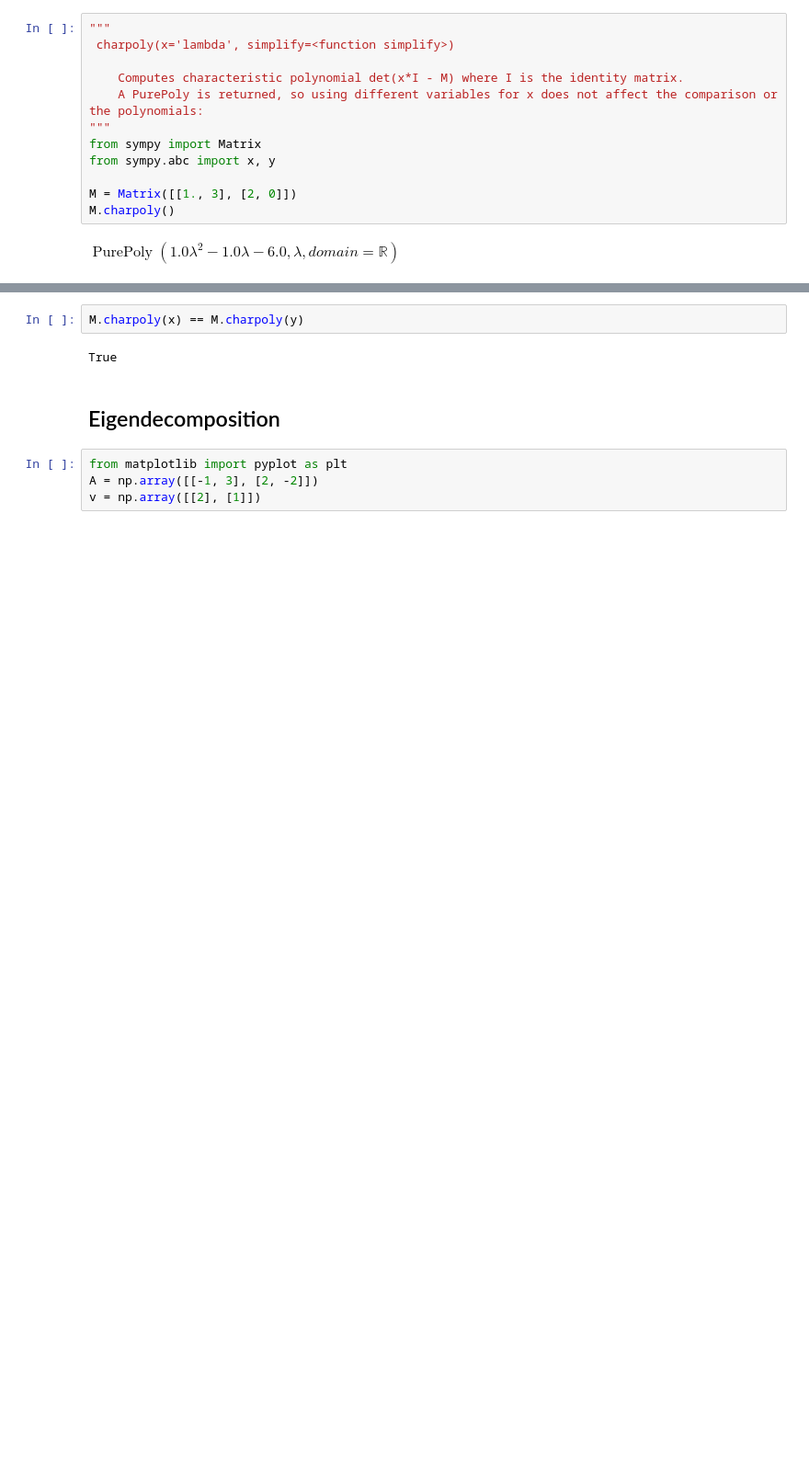
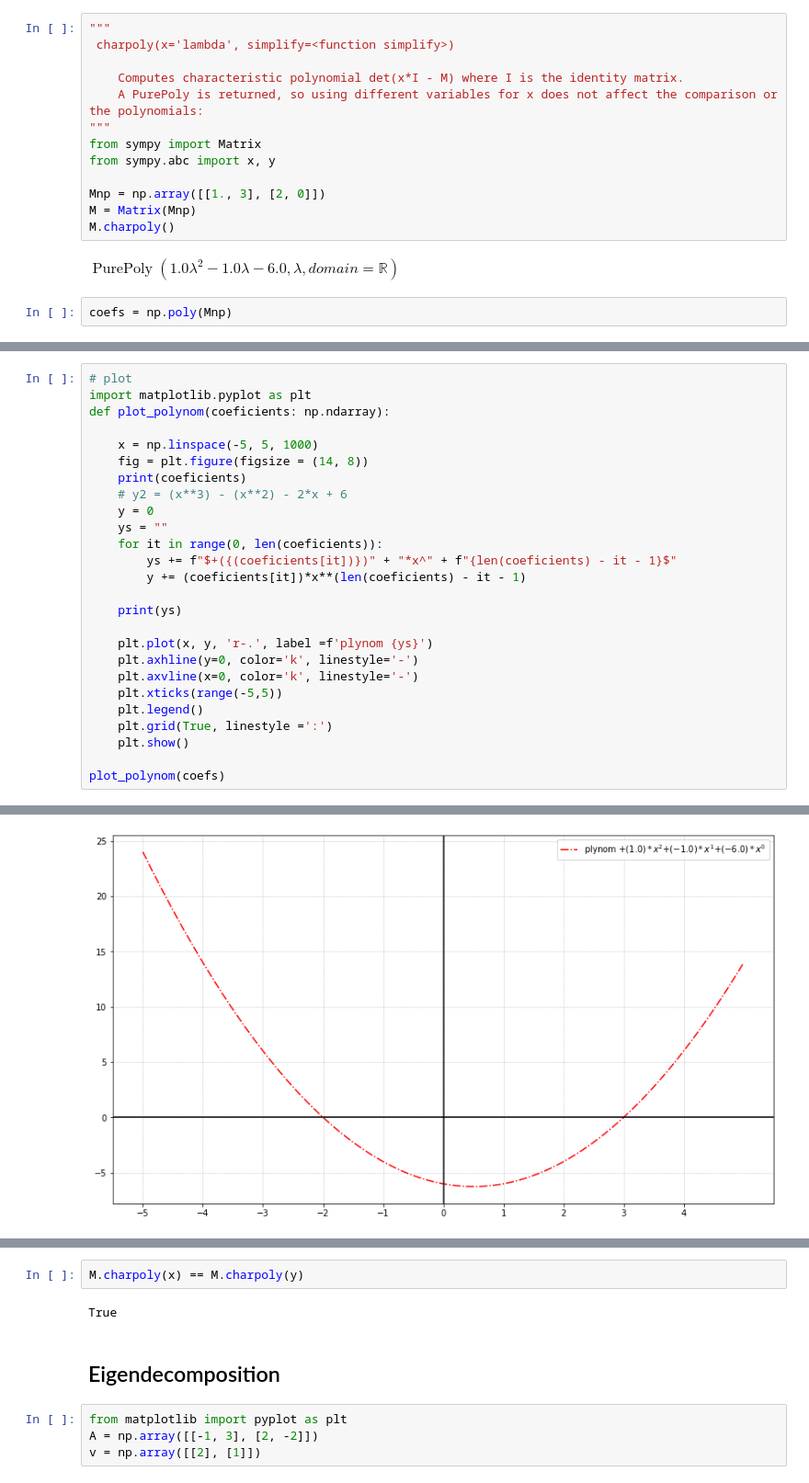
Before and after one commit to borisgarbuzov/schulich_numerical_analysis, a Jupyter notebook: ch6 Eigenvectors/Week 9. Multiple eigenvalues/eigen outside Hermitian sympy char pol plot quiver Jordan deflation Krylov.ipynb, the cells around one changed output, grey strips where cells are left out. Shown at 92% size. Drawn from its saved outputs; the diff is of its cells as text; blank space fills up the shorter version.

```diff
--- a/ch6 Eigenvectors/Week 9. Multiple eigenvalues/eigen outside Hermitian sympy char pol plot quiver Jordan deflation Krylov.ipynb
+++ b/ch6 Eigenvectors/Week 9. Multiple eigenvalues/eigen outside Hermitian sympy char pol plot quiver Jordan deflation Krylov.ipynb
@@ -32,7 +32,10 @@ eigenvectors:
 from sympy import Matrix
 from sympy.abc import x, y
 
-M = Matrix([[1., 3], [2, 0]])
+Mnp = np.array([[1., 3], [2, 0]])
+M = Matrix(Mnp)
 M.charpoly()
 # %% [output]
 $\displaystyle \operatorname{PurePoly}{\left( 1.0 \lambda^{2} - 1.0 \lambda - 6.0, \lambda, domain=\mathbb{R} \right)}$
+# %%
+coefs = np.poly(Mnp)
@@ -38,0 +47,27 @@ $\displaystyle \operatorname{PurePoly}{\left( 1.0 \lambda^{2} - 1.0 \lambda - 6.
+# %%
+# plot
+import matplotlib.pyplot as plt
+def plot_polynom(coeficients: np.ndarray):
+
+    x = np.linspace(-5, 5, 1000)
+    fig = plt.figure(figsize = (14, 8))
+    print(coeficients)
+    # y2 = (x**3) - (x**2) - 2*x + 6
+    y = 0
+    ys = ""
+    for it in range(0, len(coeficients)):
+        ys += f"$+({(coeficients[it])})" + "*x^" + f"{len(coeficients) - it - 1}$"
+        y += (coeficients[it])*x**(len(coeficients) - it - 1)
+
+    print(ys)
+
+    plt.plot(x, y, 'r-.', label =f'plynom {ys}')
+    plt.axhline(y=0, color='k', linestyle='-')
+    plt.axvline(x=0, color='k', linestyle='-')
+    plt.xticks(range(-5,5))
+    plt.legend()
+    plt.grid(True, linestyle =':')
+    plt.show()
+
+plot_polynom(coefs)
+# %% [output]
@@ -38,0 +76 @@ $\displaystyle \operatorname{PurePoly}{\left( 1.0 \lambda^{2} - 1.0 \lambda - 6.
+[figure, added]
```
Also changed, not shown: parts of 6 cells of this notebook, 19 other files.
